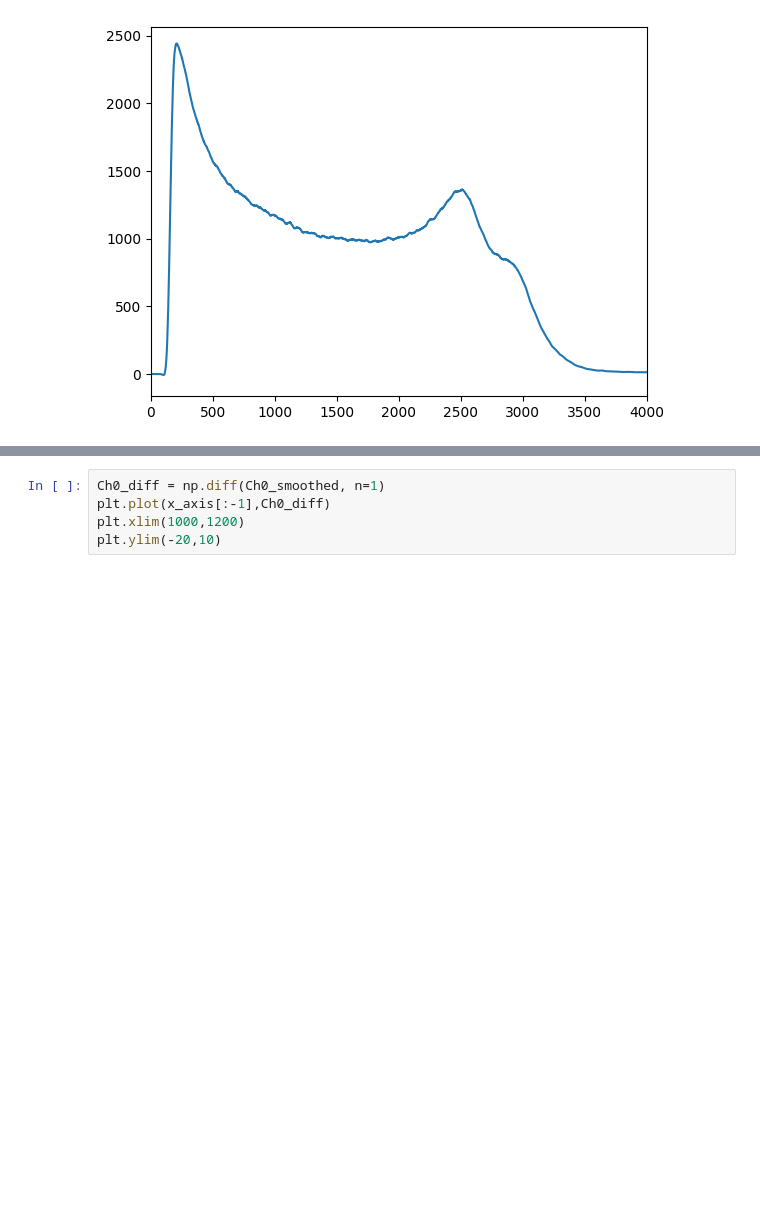
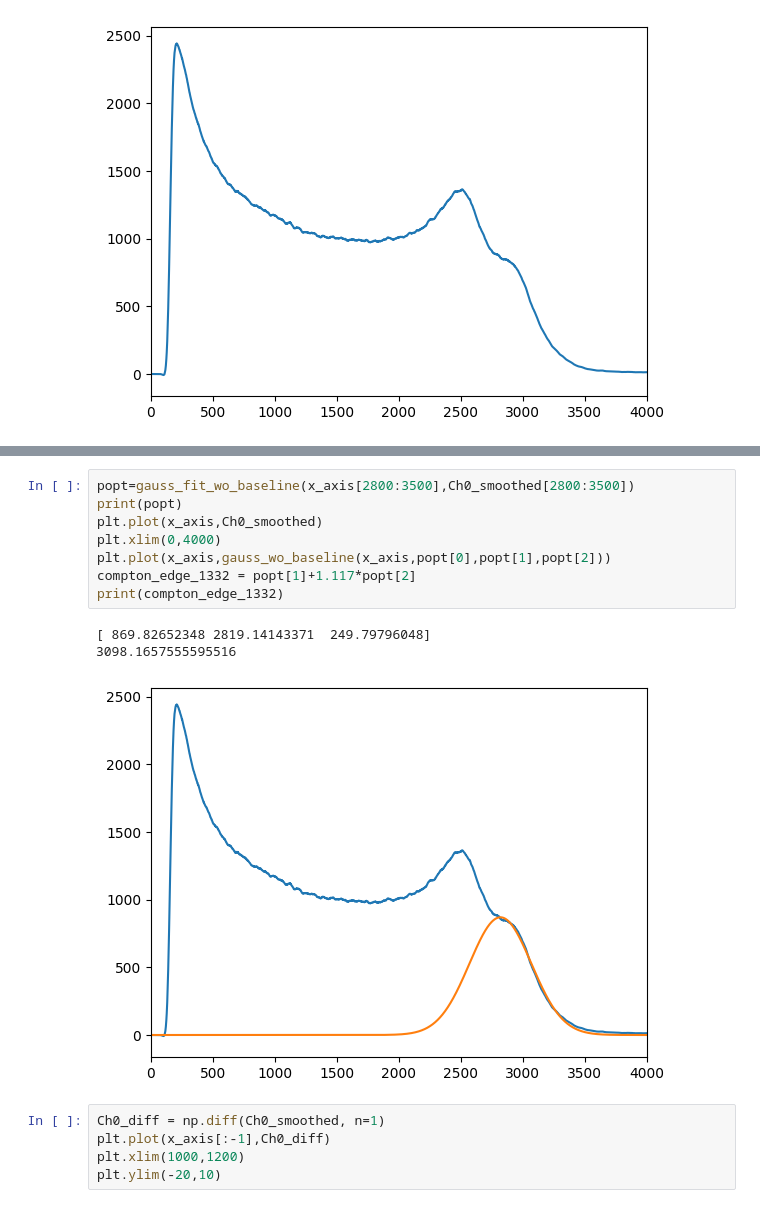
Before and after one commit to ShawnTHLIN/Neutron_research_code, a Jupyter notebook: Neutron_experiment/Calibration/Calibration_code.ipynb, the cells around one changed output, grey strips where cells are left out. Saved outputs shown, nothing was run; the diff lists cells and outputs as text; blank space fills up the shorter version.

```diff
--- a/Neutron_experiment/Calibration/Calibration_code.ipynb
+++ b/Neutron_experiment/Calibration/Calibration_code.ipynb
@@ -122,3 +155,15 @@ plt.xlim(0,4000)
+# %%
+popt=gauss_fit_wo_baseline(x_axis[2800:3500],Ch0_smoothed[2800:3500])
+print(popt)
+plt.plot(x_axis,Ch0_smoothed)
+plt.xlim(0,4000)
+plt.plot(x_axis,gauss_wo_baseline(x_axis,popt[0],popt[1],popt[2]))
+compton_edge_1332 = popt[1]+1.117*popt[2]
+print(compton_edge_1332)
+# %% [output]
+[ 869.82652348 2819.14143371  249.79796048]
+3098.1657555595516
+[figure, added]
 # %%
 Ch0_diff = np.diff(Ch0_smoothed, n=1)
 plt.plot(x_axis[:-1],Ch0_diff)
```
Also changed, not shown: parts of 9 cells of this notebook, 10 other files.
